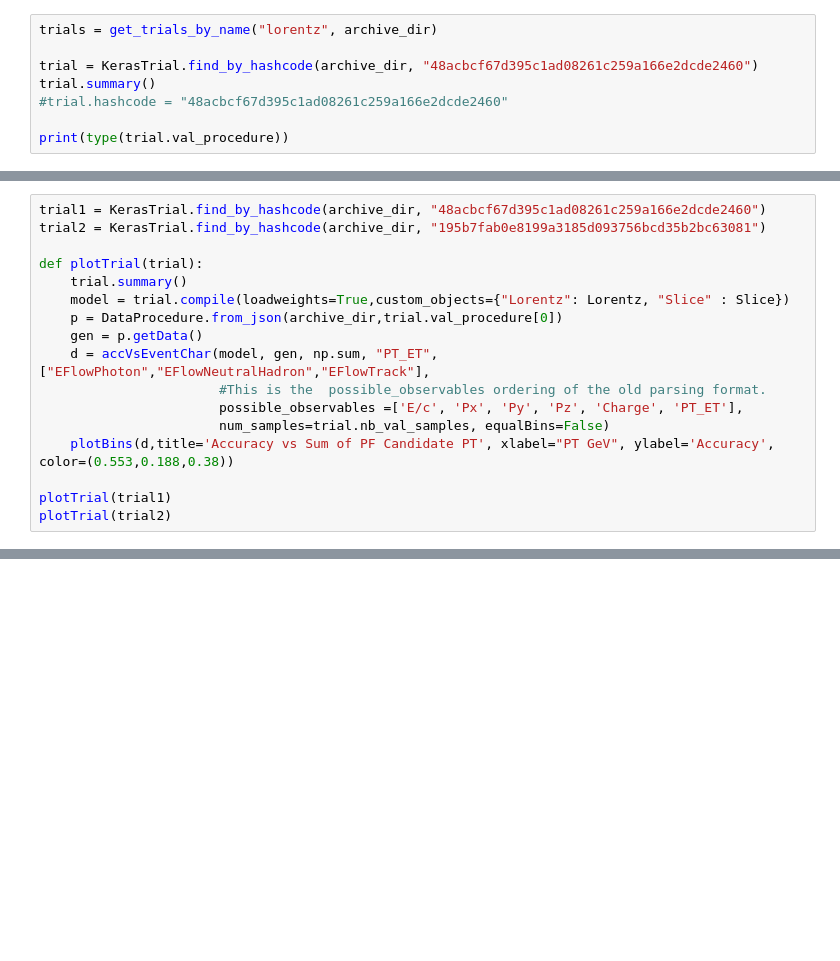
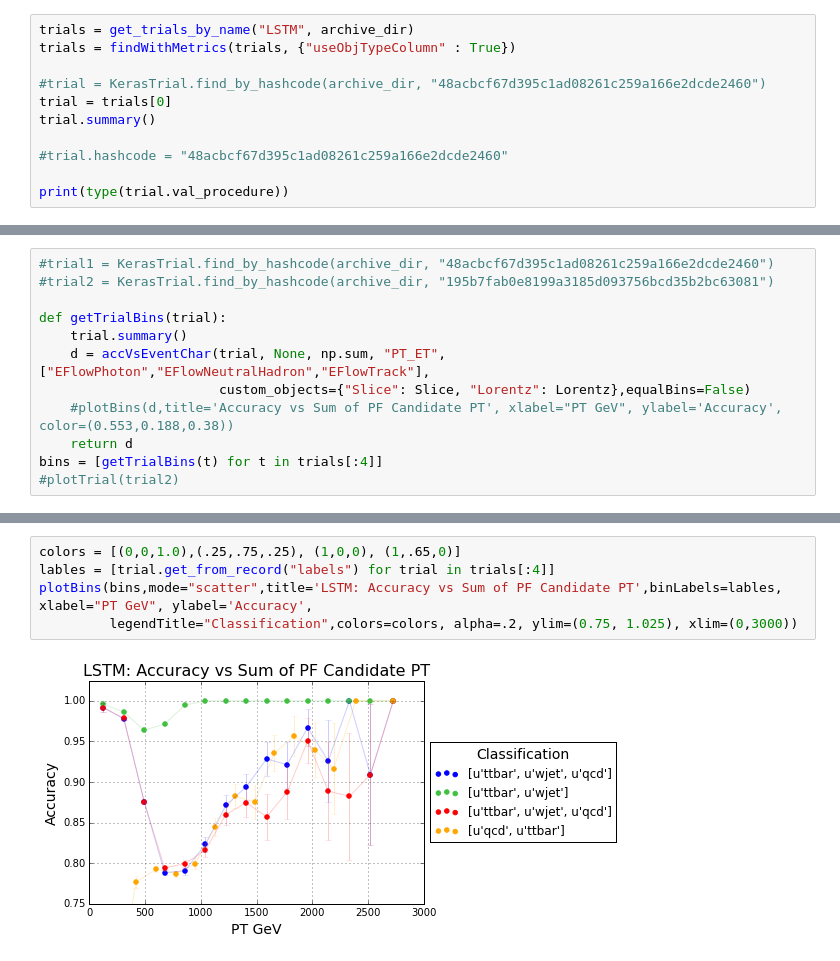
Before and after one commit to DannyWeitekamp/CMS_Deep_Learning, a Jupyter notebook: delphi_analysis/Acc_vs_event_char.ipynb, the cells around one changed output, grey strips where cells are left out. Saved outputs shown, nothing was run; the diff lists cells and outputs as text; blank space fills up the shorter version.

```diff
--- a/delphi_analysis/Acc_vs_event_char.ipynb
+++ b/delphi_analysis/Acc_vs_event_char.ipynb
@@ -32,8 +61,11 @@ trials = sortOnMetric(trials)
 # %%
-trials = get_trials_by_name("lorentz", archive_dir)
+trials = get_trials_by_name("LSTM", archive_dir)
+trials = findWithMetrics(trials, {"useObjTypeColumn" : True})
 
-trial = KerasTrial.find_by_hashcode(archive_dir, "48acbcf67d395c1ad08261c259a166e2dcde2460")
+#trial = KerasTrial.find_by_hashcode(archive_dir, "48acbcf67d395c1ad08261c259a166e2dcde2460")
+trial = trials[0]
 trial.summary()
+
 #trial.hashcode = "48acbcf67d395c1ad08261c259a166e2dcde2460"
 
 print(type(trial.val_procedure))
@@ -102,20 +100,15 @@ TRIAL SUMMARY (48acbcf67d395c1ad08261c259a166e2dcde2460)
 --------------------------------------------------
 # %%
-trial1 = KerasTrial.find_by_hashcode(archive_dir, "48acbcf67d395c1ad08261c259a166e2dcde2460")
-trial2 = KerasTrial.find_by_hashcode(archive_dir, "195b7fab0e8199a3185d093756bcd35b2bc63081")
+#trial1 = KerasTrial.find_by_hashcode(archive_dir, "48acbcf67d395c1ad08261c259a166e2dcde2460")
+#trial2 = KerasTrial.find_by_hashcode(archive_dir, "195b7fab0e8199a3185d093756bcd35b2bc63081")
 
-def plotTrial(trial):
+def getTrialBins(trial):
     trial.summary()
-    model = trial.compile(loadweights=True,custom_objects={"Lorentz": Lorentz, "Slice" : Slice})
-    p = DataProcedure.from_json(archive_dir,trial.val_procedure[0])
-    gen = p.getData()
-    d = accVsEventChar(model, gen, np.sum, "PT_ET", ["EFlowPhoton","EFlowNeutralHadron","EFlowTrack"],
-                       #This is the  possible_observables ordering of the old parsing format.
-                       possible_observables =['E/c', 'Px', 'Py', 'Pz', 'Charge', 'PT_ET'],
-                       num_samples=trial.nb_val_samples, equalBins=False)
-    plotBins(d,title='Accuracy vs Sum of PF Candidate PT', xlabel="PT GeV", ylabel='Accuracy', color=(0.553,0.188,0.38))
-
-plotTrial(trial1)
-plotTrial(trial2)
+    d = accVsEventChar(trial, None, np.sum, "PT_ET", ["EFlowPhoton","EFlowNeutralHadron","EFlowTrack"],
+                       custom_objects={"Slice": Slice, "Lorentz": Lorentz},equalBins=False)
+    #plotBins(d,title='Accuracy vs Sum of PF Candidate PT', xlabel="PT GeV", ylabel='Accuracy', color=(0.553,0.188,0.38))
+    return d
+bins = [getTrialBins(t) for t in trials[:4]]
+#plotTrial(trial2)
 # %% [output]
 --------------------------------------------------
@@ -155,3 +131,10 @@ DataProcedure results '3122dc98b5576cf48557b3426b27addddf37d61d' read from archi
+# %%
+colors = [(0,0,1.0),(.25,.75,.25), (1,0,0), (1,.65,0)]
+lables = [trial.get_from_record("labels") for trial in trials[:4]]
+plotBins(bins,mode="scatter",title='LSTM: Accuracy vs Sum of PF Candidate PT',binLabels=lables, xlabel="PT GeV", ylabel='Accuracy',
+         legendTitle="Classification",colors=colors, alpha=.2, ylim=(0.75, 1.025), xlim=(0,3000))
+# %% [output]
+[figure, added]
 # %%
 [ 0.009051    0.00619716]
 [ 0.00876452  0.0061347 ]
```
Also changed, not shown: parts of 12 cells of this notebook, 7 other files.
